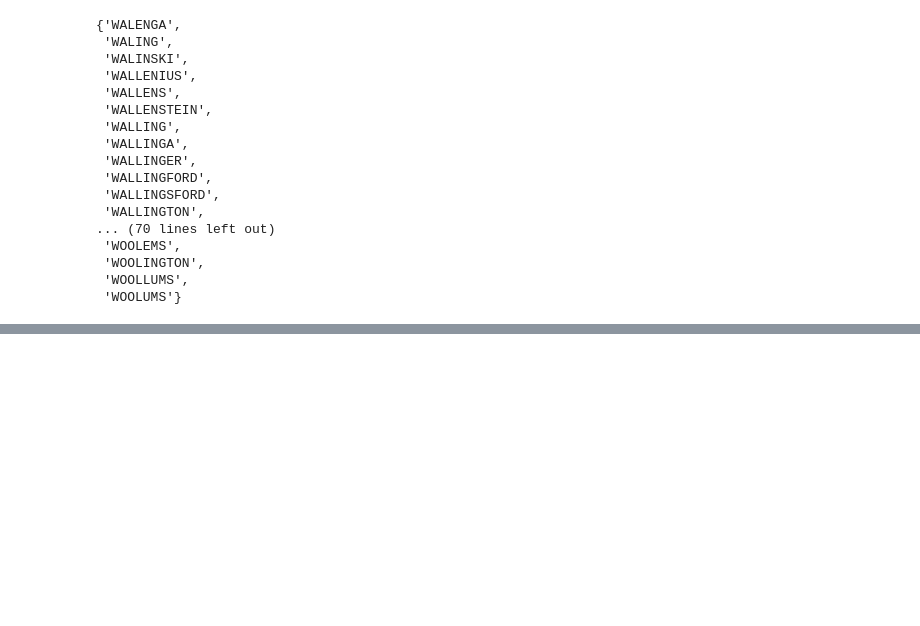
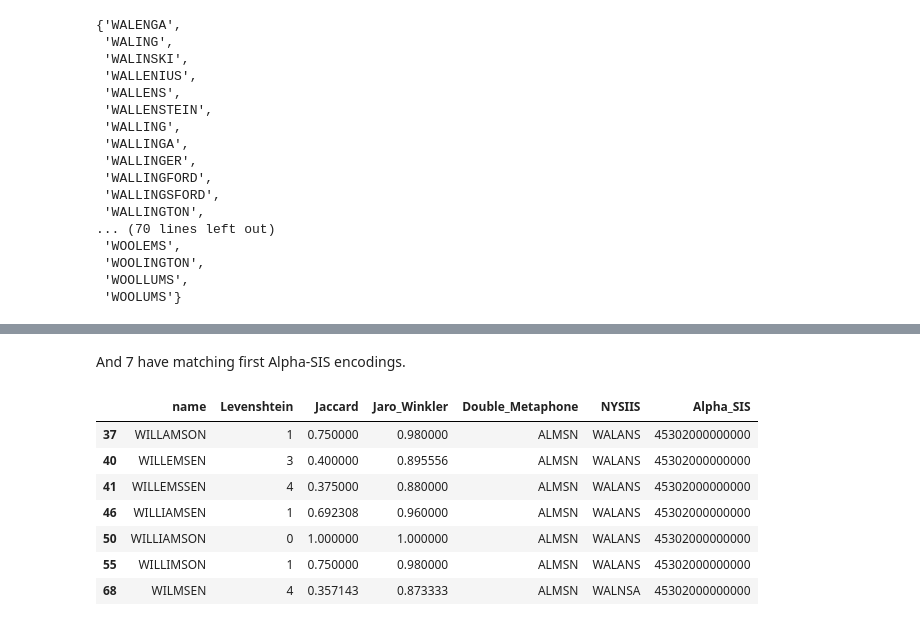
Before and after one commit to chrislit/abydos, a Jupyter notebook: binder/Basic Examples.ipynb, the cells around one changed output, grey strips where cells are left out. Saved outputs shown, nothing was run; the diff lists cells and outputs as text; code cells hidden in the pictures; blank space fills up the shorter version.

```diff
--- a/binder/Basic Examples.ipynb
+++ b/binder/Basic Examples.ipynb
@@ -67,0 +160,13 @@ pd.DataFrame.from_dict({collision: levenshtein('WILLIAMSON', collision) for
+# %% [markdown]
+And 7 have matching first Alpha-SIS encodings.
+# %%
+df[df.Alpha_SIS == '45302000000000']
+# %% [output]
+|  | name | Levenshtein | Jaccard | Jaro_Winkler | Double_Metaphone | NYSIIS | Alpha_SIS |
+| 37 | WILLAMSON | 1 | 0.750000 | 0.980000 | ALMSN | WALANS | 45302000000000 |
+| 40 | WILLEMSEN | 3 | 0.400000 | 0.895556 | ALMSN | WALANS | 45302000000000 |
+| 41 | WILLEMSSEN | 4 | 0.375000 | 0.880000 | ALMSN | WALANS | 45302000000000 |
+| 46 | WILLIAMSEN | 1 | 0.692308 | 0.960000 | ALMSN | WALANS | 45302000000000 |
+| 50 | WILLIAMSON | 0 | 1.000000 | 1.000000 | ALMSN | WALANS | 45302000000000 |
+| 55 | WILLIMSON | 1 | 0.750000 | 0.980000 | ALMSN | WALANS | 45302000000000 |
+| 68 | WILMSEN | 4 | 0.357143 | 0.873333 | ALMSN | WALNSA | 45302000000000 |
```
Also changed, not shown: parts of 20 cells of this notebook.
